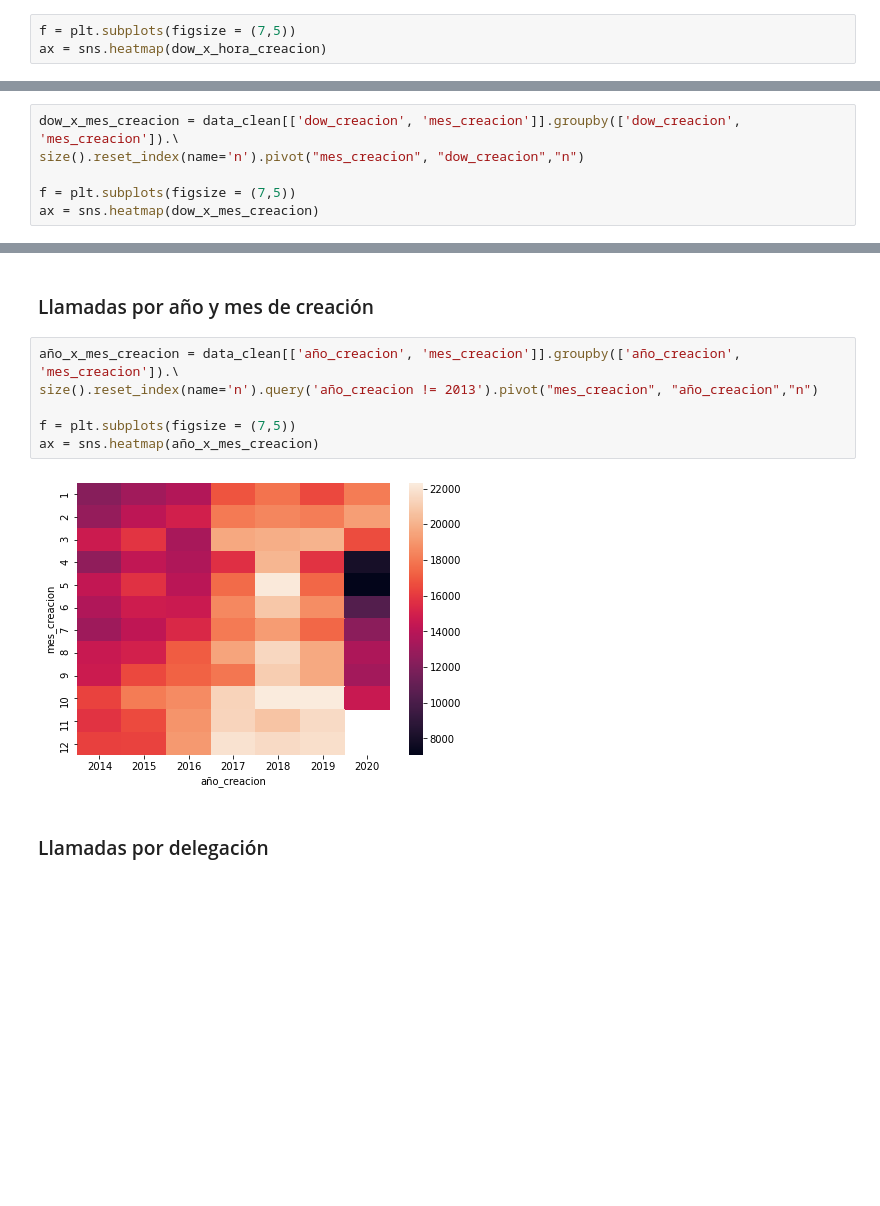
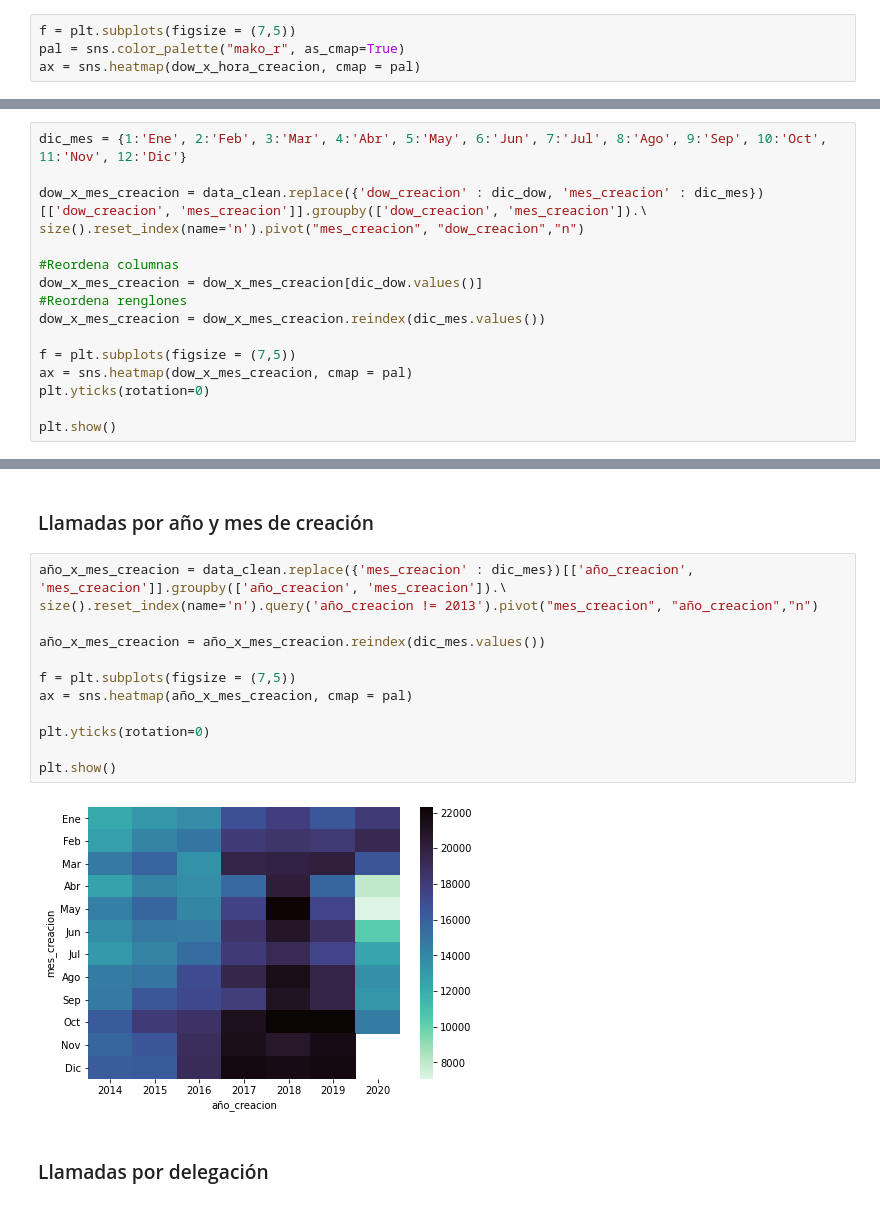
Before and after one commit to mhnk77/proyecto_1_E3_intro_ds, a Jupyter notebook: GEDA.ipynb, the cells around one changed output, grey strips where cells are left out. Cells and saved outputs as stored; diff of their text form; blank space fills up the shorter version.

```diff
--- a/GEDA.ipynb
+++ b/GEDA.ipynb
@@ -158,4 +107,5 @@ size().reset_index(name='n').pivot("hora_creacion", "dow_creacion","n")
 # %%
 f = plt.subplots(figsize = (7,5))
-ax = sns.heatmap(dow_x_hora_creacion)
+pal = sns.color_palette("mako_r", as_cmap=True)
+ax = sns.heatmap(dow_x_hora_creacion, cmap = pal)
 # %% [output]
@@ -165,9 +115,19 @@ ax = sns.heatmap(dow_x_hora_creacion)
 # %% [markdown]
 Cuando más llamadas hay es los viernes entre 18 y 22 hrs. Cuando menos llamadas hay es de lunes a viernes de 12am a 6am
 # %%
-dow_x_mes_creacion = data_clean[['dow_creacion', 'mes_creacion']].groupby(['dow_creacion', 'mes_creacion']).\
+dic_mes = {1:'Ene', 2:'Feb', 3:'Mar', 4:'Abr', 5:'May', 6:'Jun', 7:'Jul', 8:'Ago', 9:'Sep', 10:'Oct', 11:'Nov', 12:'Dic'}
+
+dow_x_mes_creacion = data_clean.replace({'dow_creacion' : dic_dow, 'mes_creacion' : dic_mes})[['dow_creacion', 'mes_creacion']].groupby(['dow_creacion', 'mes_creacion']).\
 size().reset_index(name='n').pivot("mes_creacion", "dow_creacion","n")
 
+#Reordena columnas
+dow_x_mes_creacion = dow_x_mes_creacion[dic_dow.values()]
+#Reordena renglones
+dow_x_mes_creacion = dow_x_mes_creacion.reindex(dic_mes.values())
+
 f = plt.subplots(figsize = (7,5))
-ax = sns.heatmap(dow_x_mes_creacion)
+ax = sns.heatmap(dow_x_mes_creacion, cmap = pal)
+plt.yticks(rotation=0)
+
+plt.show()
 # %% [output]
@@ -175,12 +135,18 @@ ax = sns.heatmap(dow_x_mes_creacion)
 # %% [markdown]
 ### Llamadas por año y mes de creación
 # %%
-año_x_mes_creacion = data_clean[['año_creacion', 'mes_creacion']].groupby(['año_creacion', 'mes_creacion']).\
+año_x_mes_creacion = data_clean.replace({'mes_creacion' : dic_mes})[['año_creacion', 'mes_creacion']].groupby(['año_creacion', 'mes_creacion']).\
 size().reset_index(name='n').query('año_creacion != 2013').pivot("mes_creacion", "año_creacion","n")
 
+año_x_mes_creacion = año_x_mes_creacion.reindex(dic_mes.values())
+
 f = plt.subplots(figsize = (7,5))
-ax = sns.heatmap(año_x_mes_creacion)
+ax = sns.heatmap(año_x_mes_creacion, cmap = pal)
+
+plt.yticks(rotation=0)
+
+plt.show()
 # %% [output]
-[figure, old version]
+[figure, new version]
 # %% [markdown]
 ### Llamadas por delegación
```
Also changed, not shown: parts of 45 cells of this notebook.
